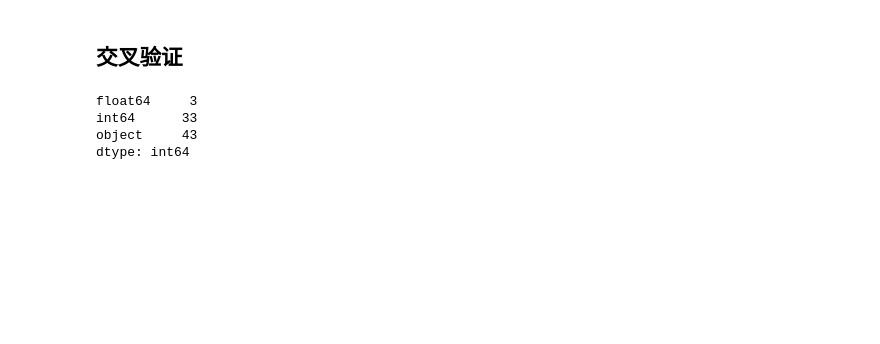
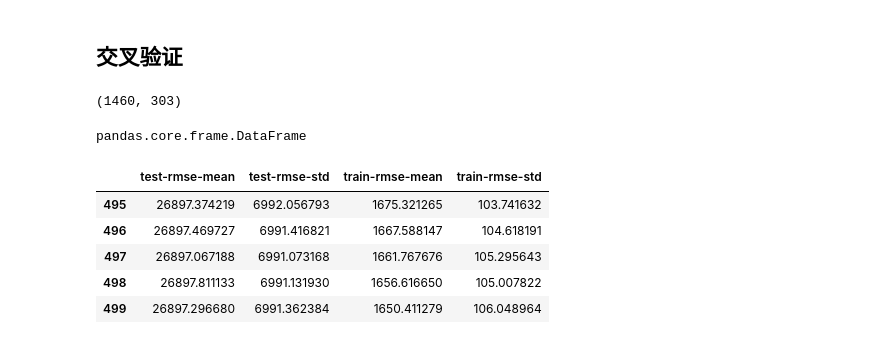
Before and after one commit to appke/Los-House-Prices, a Jupyter notebook: 03.房价预测Baseline.ipynb, the cells around one changed output. Saved outputs shown, nothing was run; the diff lists cells and outputs as text; code cells hidden in the pictures; blank space fills up the shorter version.

```diff
--- a/03.房价预测Baseline.ipynb
+++ b/03.房价预测Baseline.ipynb
@@ -346,7 +341,8 @@ logrmse
 # %% [markdown]
 ## 交叉验证
 # %%
-params = {"objective":"reg:liner", "colsample_bytree":0.7, 'learning_rate':0.1,
-         'max_depth': 10, 'alpha':10}
+params = {"objective":"reg:linear",'colsample_bytree': 0.7,'learning_rate': 0.1,
+          'max_depth': 5, 'alpha': 10}
 # %%
-matrix-xgb.DMatrix(data=X,label=y)
+#xgboost可以接受的Data的一种压缩后的数据结构,.lmdb/.h5,基于此可以对训练集的读写进行优化提升训练速度
+matrix=xgb.DMatrix(data=X,label=y)
@@ -355,12 +349,27 @@ X.shape
+# %%
+# 本身数据不够用，用10折交叉
+# 没必要配测试集了，用量数据进行训练和评测，再平均
+X.shape
+# %% [output]
+(1460, 303)
 # %%
-cv_result = xgb.cv(params, nfold=10,num_boost_round=500,metris='rmse',as_pandas=True)
+cv_results=xgb.cv(dtrain=matrix,params=params,nfold=10,num_boost_round=500,
+                  metrics='rmse',as_pandas=True, verbose_eval=False)
+#决策树的学习过程分为2个阶段，分裂和剪枝(前剪枝和后减枝) 都是为了防止过拟合
+# verbose_eval把日志关了
-# %%
-train4.get_dtype_counts()  # 各自有什么属性 one hot编码
-# %% [output]
-float64     3
-int64      33
-object     43
-dtype: int64
+# %%
+type(cv_results)
+# %% [output]
+pandas.core.frame.DataFrame
 # %%
 X=pd.get_dummies(train1) # Convert categorical variable into dummy/indicator variables
 # 进行
+# %%
+cv_results.tail()
+# %% [output]
+|  | test-rmse-mean | test-rmse-std | train-rmse-mean | train-rmse-std |
+| 495 | 26897.374219 | 6992.056793 | 1675.321265 | 103.741632 |
+| 496 | 26897.469727 | 6991.416821 | 1667.588147 | 104.618191 |
+| 497 | 26897.067188 | 6991.073168 | 1661.767676 | 105.295643 |
+| 498 | 26897.811133 | 6991.131930 | 1656.616650 | 105.007822 |
+| 499 | 26897.296680 | 6991.362384 | 1650.411279 | 106.048964 |
```
Also changed, not shown: parts of 21 cells of this notebook, 1 other file.
